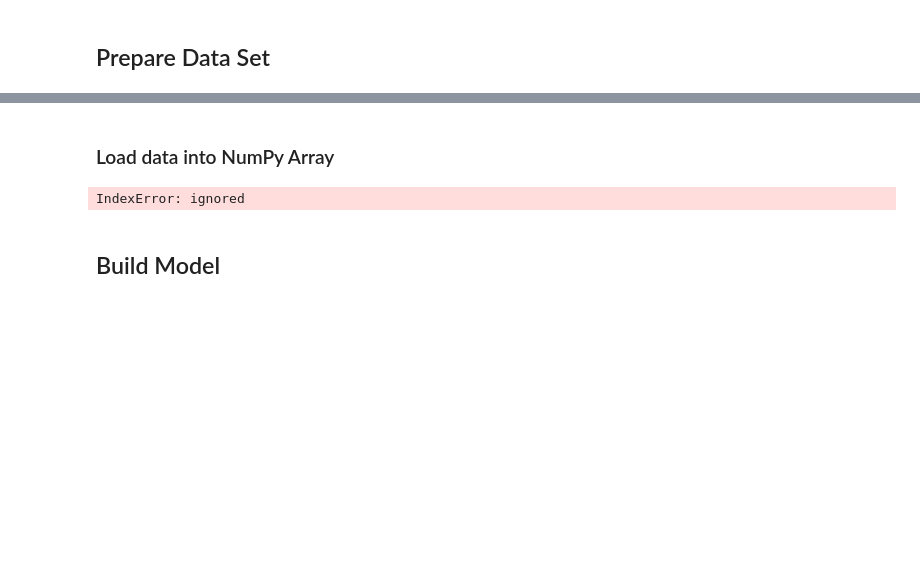
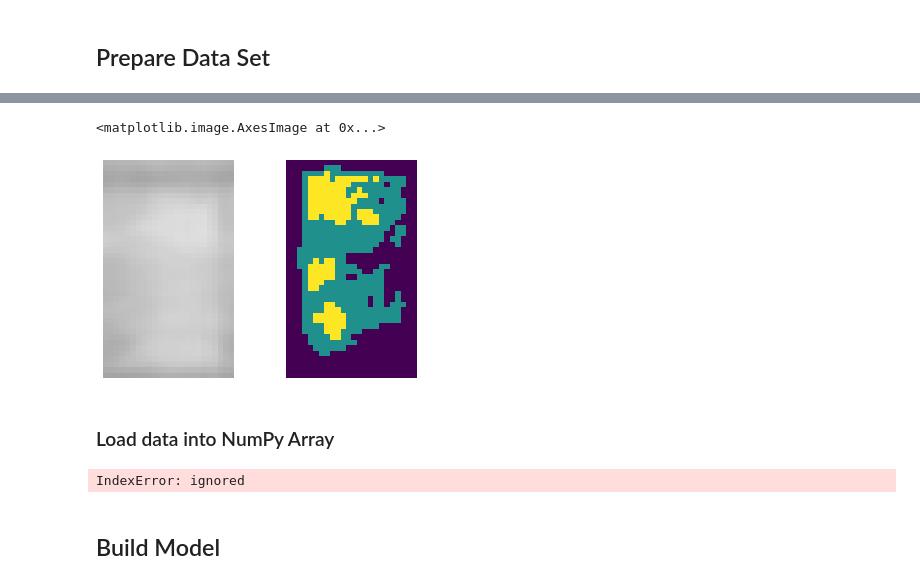
Before and after one commit to regiiis/dlv_group_project, a Jupyter notebook: object_detection.ipynb, the cells around one changed output, grey strips where cells are left out. Drawn from its saved outputs; the diff is of its cells as text; code cells hidden in the pictures; blank space fills up the shorter version.

```diff
--- a/object_detection.ipynb
+++ b/object_detection.ipynb
@@ -199,3 +191,15 @@ plt.imshow(load_img(input_img_paths[4]))
+# %%
+fig = plt.figure()
+rows, columns = 1 , 2
+fig.add_subplot(rows, columns, 1)
+plt.axis("off")
+plt.imshow(load_img(input_img_paths[1]))
+fig.add_subplot(rows, columns, 2)
+plt.axis("off")
+plt.imshow(pd.read_csv((target_paths[1]), sep = ',', header=None))
+# %% [output]
+<matplotlib.image.AxesImage at 0x...>
+[figure, added]
 # %% [markdown]
 ### Load data into NumPy Array
 # %%
```
Also changed, not shown: parts of 5 cells of this notebook.
